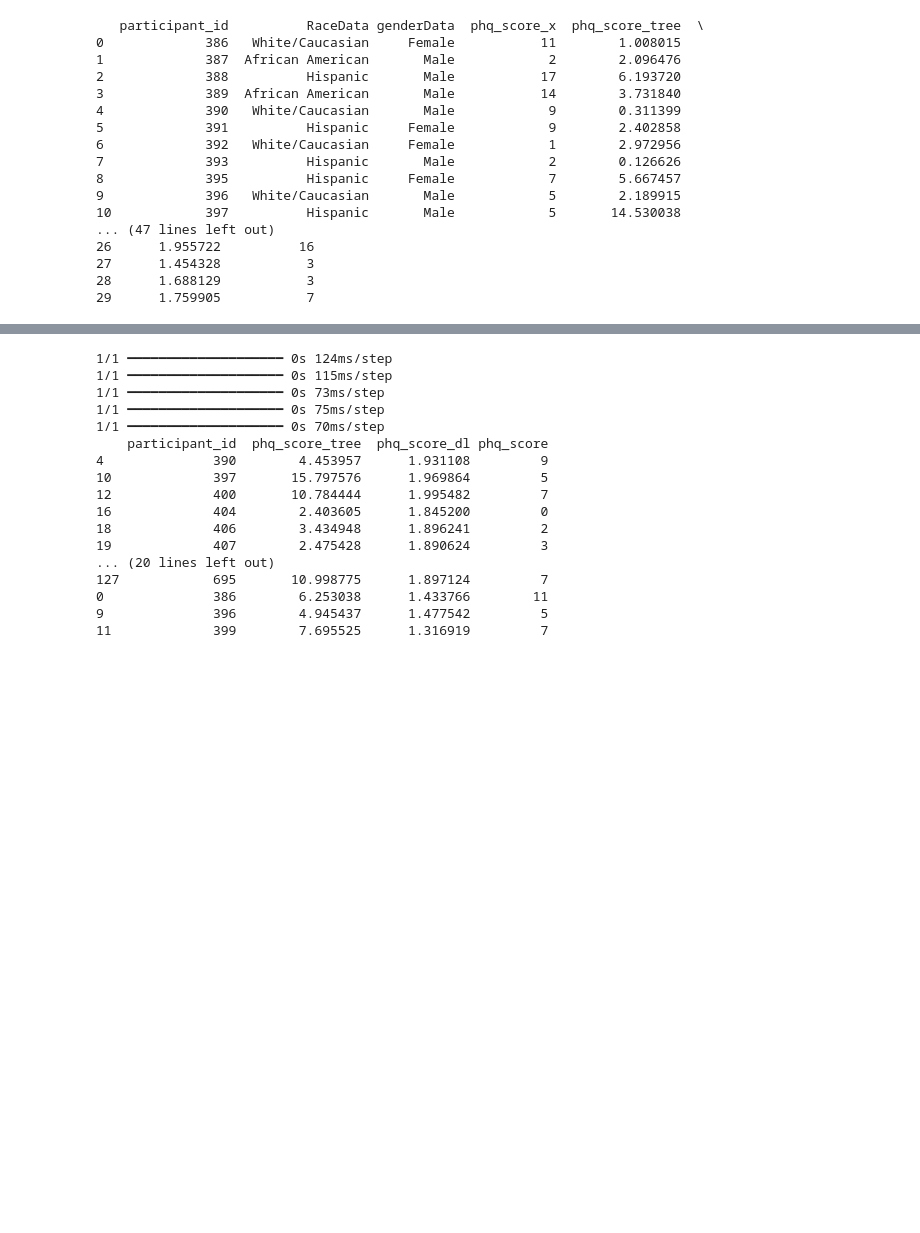
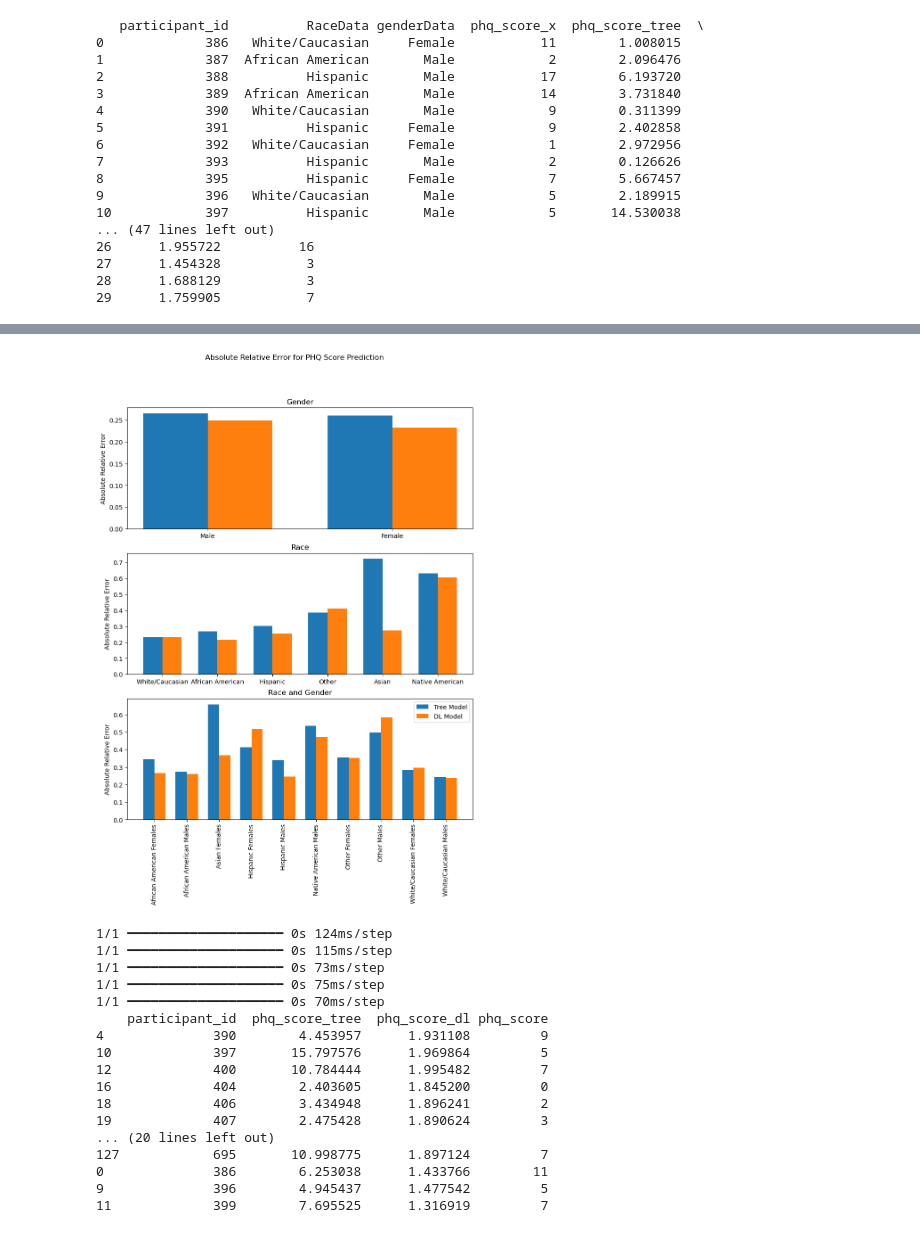
Before and after one commit to cekcreator/Mitigating-socio-demographic-bias, a Jupyter notebook: code/code.ipynb, the cells around one changed output, grey strips where cells are left out. Cells and saved outputs as stored; diff of their text form; code cells hidden in the pictures; blank space fills up the shorter version.

```diff
--- a/code/code.ipynb
+++ b/code/code.ipynb
@@ -1381,11 +1363,12 @@ print(predDF.head(30))
 28      1.688129           3
 29      1.759905           7
 # %%
-
-
 #iterate over each gender/race group and calculate the mean absolute error
 
 grouped = predDF.groupby(["RaceData", "genderData"])
+
+genderTreeErrors = []
+genderDLErrors = []
 
 for gender in predDF["genderData"].unique():
 
@@ -1396,7 +1379,16 @@ for gender in predDF["genderData"].unique():
     treeError = absRelErr(predDF[predDF["genderData"] == gender]["phq_score_tree"], predDF[predDF["genderData"] == gender]["phq_score_x"])
     dlError = absRelErr(predDF[predDF["genderData"] == gender]["phq_score_dl"], predDF[predDF["genderData"] == gender]["phq_score_x"])
 
+    genderTreeErrors.append(treeError[0])
+    genderDLErrors.append(dlError[0])
+
+
+
     print(f"For {gender}s the tree model had an absolute relative error of {treeError[0]} and the DL model had an absolute relative error of {dlError[0]}")
+
+raceCat = []
+raceTreeErrors = []
+raceDLErrors = []
 
 for race in predDF["RaceData"].unique():
 
@@ -1406,9 +1398,21 @@ for race in predDF["RaceData"].unique():
     treeError = absRelErr(predDF[predDF["RaceData"] == race]["phq_score_tree"], predDF[predDF["RaceData"] == race]["phq_score_x"])
     dlError = absRelErr(predDF[predDF["RaceData"] == race]["phq_score_dl"], predDF[predDF["RaceData"] == race]["phq_score_x"])
 
+    raceCat.append(race)
+    raceTreeErrors.append(treeError[0])
+    raceDLErrors.append(dlError[0])
+
     print(f"For {race} participants the tree model had an absolute relative error of {treeError[0]} and the DL model had an absolute relative error of {dlError[0]}")
 
+
+raceGenderCat = []
+raceGenderTreeErrors = []
+raceGenderDLErrors = []
+
 for (race, gender), group in grouped:
+
+    if(race == "Asian" and gender == "Male"):
+        continue
 
     if len(group) < 2:
         continue
@@ -1416,6 +1420,55 @@ for (race, gender), group in grouped:
     treeError = absRelErr(group["phq_score_tree"], group["phq_score_x"])
     dlError = absRelErr(group["phq_score_dl"], group["phq_score_x"])
 
+    raceGenderCat.append(f"{race} {gender}s")
+    raceGenderTreeErrors.append(treeError[0])
+    raceGenderDLErrors.append(dlError[0])
+
     #print the results
-    print(f"For {race} {gender}s the tree model had an absolute relative error of {treeError[0]} and the DL model had an absolute relative error of {dlError[0]}")
+    #print(f"For {race} {gender}s the tree model had an absolute relative error of {treeError[0]} and the DL model had an absolute relative error of {dlError[0]}")
+
+
+#plot the results as a bar chart
+
+import matplotlib.pyplot as plt
+
+fig, ax = plt.subplots(3, figsize=(10, 12))
+fig.suptitle("Absolute Relative Error for PHQ Score Prediction")
+
+# Define the width of the bars
+bar_width = 0.35
+
+# Create positions for the bars
+index = np.arange(len(genderTreeErrors))
+
+# Plot Gender
+ax[0].bar(index, genderTreeErrors, bar_width, label="Tree Model")
+ax[0].bar(index + bar_width, genderDLErrors, bar_width, label="DL Model")
+ax[0].set_xticks(index + bar_width / 2)
+ax[0].set_xticklabels(["Male", "Female"])
+ax[0].set(ylabel="Absolute Relative Error")
+ax[0].set_title("Gender")
+
+# Plot Race
+index = np.arange(len(raceTreeErrors))
+ax[1].bar(index, raceTreeErrors, bar_width, label="Tree Model")
+ax[1].bar(index + bar_width, raceDLErrors, bar_width, label="DL Model")
+ax[1].set_xticks(index + bar_width / 2)
+ax[1].set_xticklabels(raceCat)
+ax[1].set(ylabel="Absolute Relative Error")
+ax[1].set_title("Race")
+
+# Plot Race and Gender
+index = np.arange(len(raceGenderTreeErrors))
+ax[2].bar(index, raceGenderTreeErrors, bar_width, label="Tree Model")
+ax[2].bar(index + bar_width, raceGenderDLErrors, bar_width, label="DL Model")
+ax[2].set_xticks(index + bar_width / 2)
+ax[2].set_xticklabels(raceGenderCat)
+ax[2].set(ylabel="Absolute Relative Error")
+ax[2].set_title("Race and Gender")
+# Rotate the x labels 90 degrees
+plt.xticks(rotation=90)
+
+plt.legend()
+plt.show()
 # %% [output]
@@ -1441,3 +1483,4 @@ For White/Caucasian Males the tree model had an absolute relative error of 0.212
+[figure, added]
 # %%
 #Repeat above but remove the 50 most correlated features of race and gender
 
```
Also changed, not shown: parts of 4 cells of this notebook.
